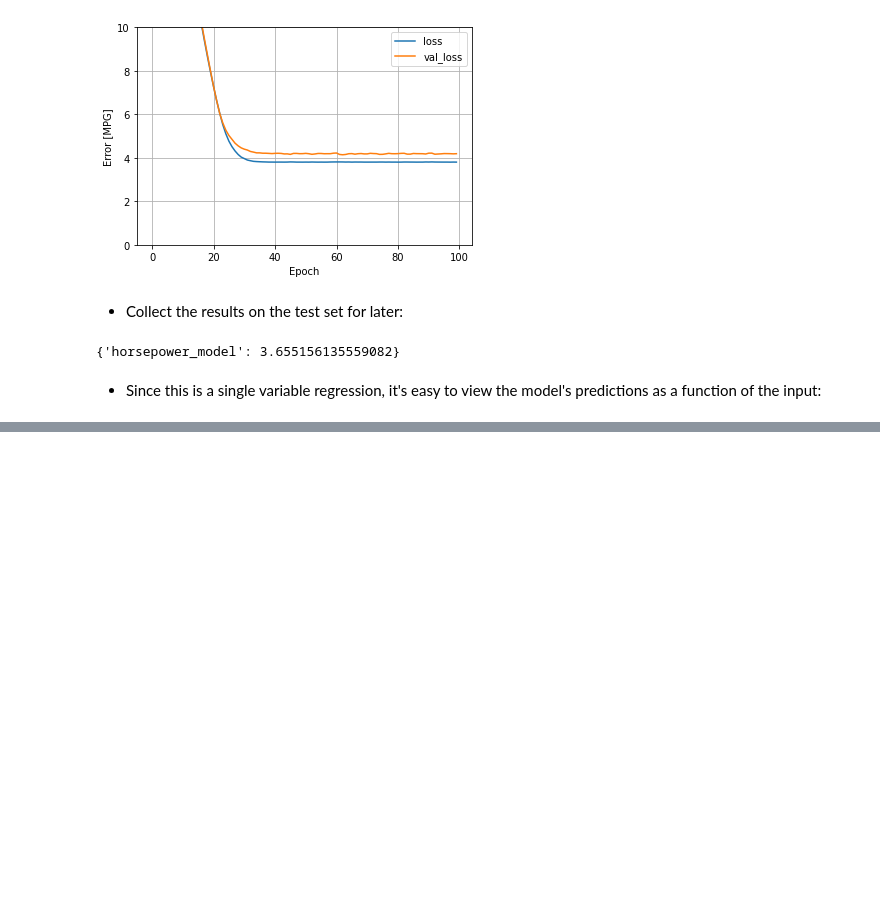
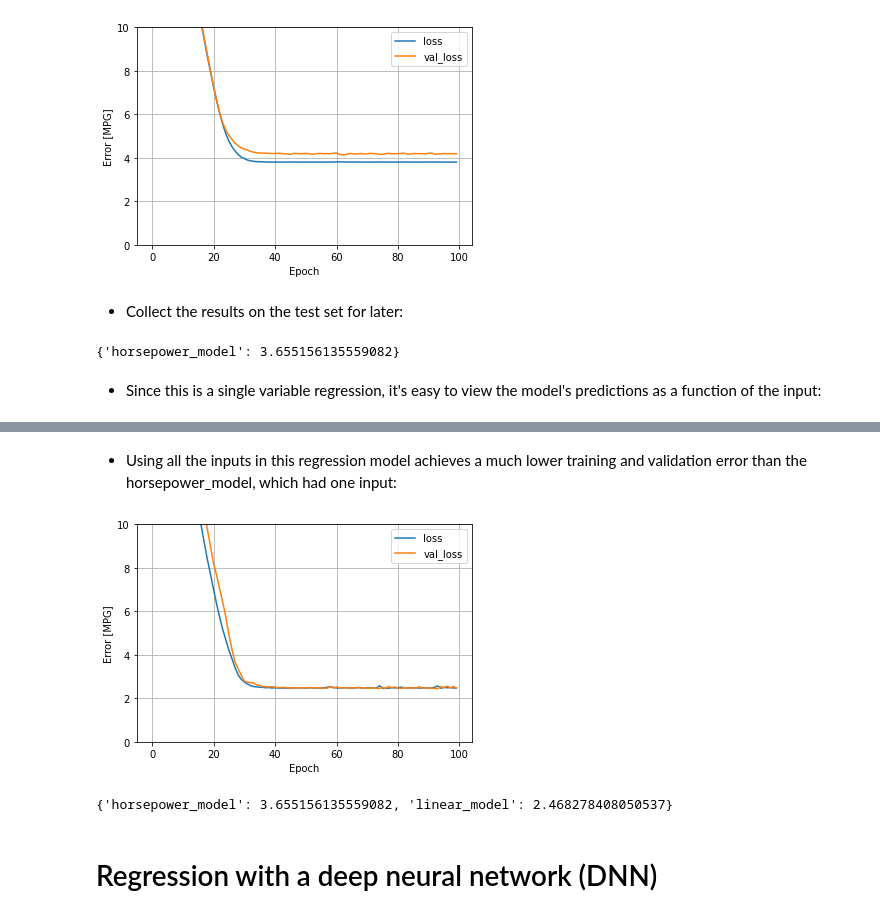
Before and after one commit to rivillasm/ineuron, a Jupyter notebook: full_stack/019b.DL_regression.ipynb, the cells around one changed output, grey strips where cells are left out. Cells and saved outputs as stored; diff of their text form; code cells hidden in the pictures; blank space fills up the shorter version.

```diff
--- a/full_stack/019b.DL_regression.ipynb
+++ b/full_stack/019b.DL_regression.ipynb
@@ -512,0 +535,2 @@ test_results
+# %%
+linear_model = tf.keras.Sequential([normalizer,layers.Dense(units=1)])
@@ -512,0 +579,12 @@ test_results
+# %%
+# Configure the model with Keras Model.compile and train with Model.fit for 100 epochs:
+
+linear_model.compile(optimizer=tf.keras.optimizers.Adam(learning_rate=0.1),loss='mean_absolute_error')
+# %%
+%%time
+history = linear_model.fit(
+    train_features,
+    train_labels,
+    epochs=100,    # Suppress logging.
+    verbose=0,     # Calculate validation results on 20% of the training data.
+    validation_split = 0.2)
@@ -512,0 +593,13 @@ test_results
+# %% [markdown]
+* Using all the inputs in this regression model achieves a much lower training and validation error than the horsepower_model, which had one input:
+# %%
+plot_loss(history)
+# %% [output]
+[figure, added]
+# %%
+test_results['linear_model'] = linear_model.evaluate(test_features, test_labels, verbose=0)
+test_results
+# %% [output]
+{'horsepower_model': 3.655156135559082, 'linear_model': 2.468278408050537}
+# %% [markdown]
+# Regression with a deep neural network (DNN)
```
Also changed, not shown: parts of 11 cells of this notebook.
